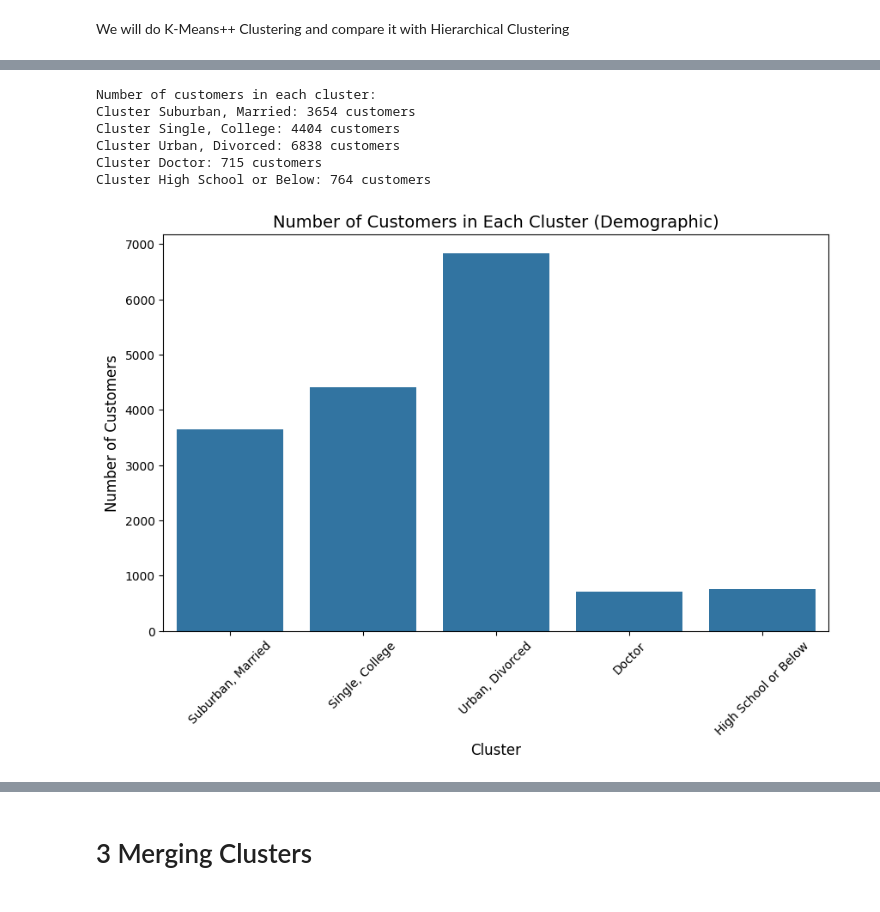
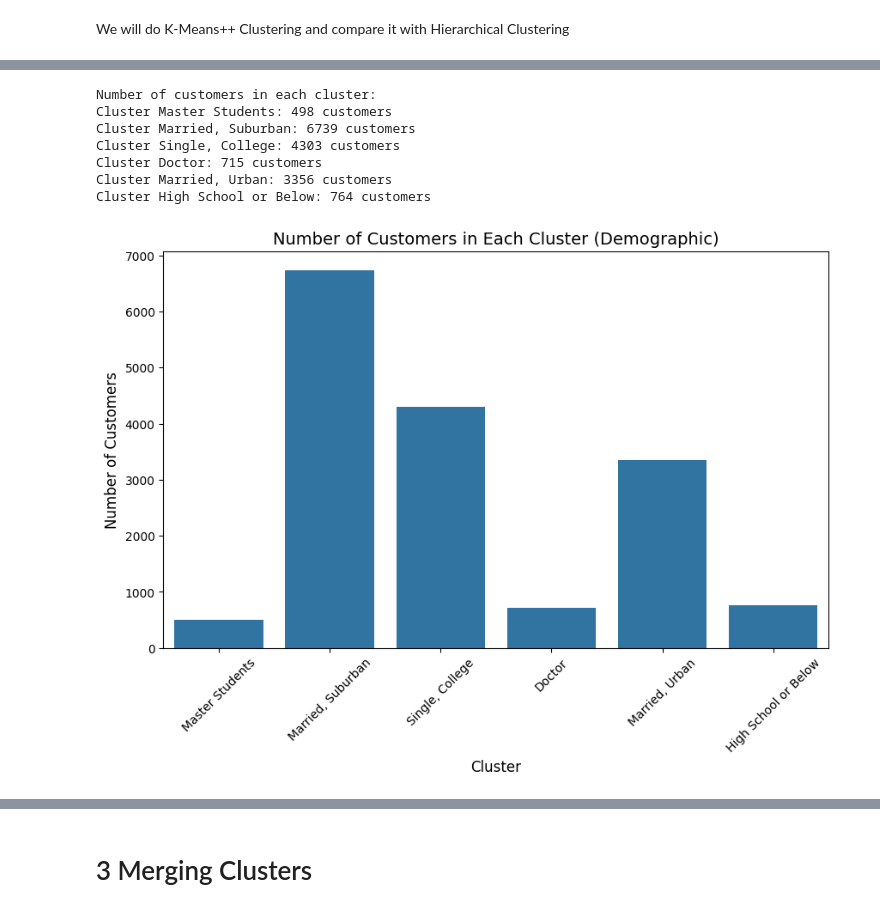
Before and after one commit to Mehmet1700/DataMining2025, a Jupyter notebook: submission2/01_Clustering.ipynb, the cells around one changed output, grey strips where cells are left out. Saved outputs shown, nothing was run; the diff lists cells and outputs as text; code cells hidden in the pictures.

```diff
--- a/submission2/01_Clustering.ipynb
+++ b/submission2/01_Clustering.ipynb
@@ -850,6 +1057,6 @@ Based on the evaluation metrics and visualizations, we decided to proceed with K
 # %%
 # 1. Perform final clustering
-k_best_demo = 5
+k_best_demo = 6
 
 kmeans_demo = KMeans(n_clusters=k_best_demo, init='k-means++', n_init=20, random_state=42)
 
@@ -958,38 +1168,40 @@ plt.show()
 # %%
 # Define cluster names
 demo_cluster_names = {
-    0: 'Suburban, Married',
-    1: 'Single, College' ,
-    2: 'Urban, Divorced',
+    0: 'Master Students',
+    1: 'Married, Suburban',
+    2: 'Single, College',
     3: 'Doctor',
-    4: 'High School or Below'
+    4: 'Married, Urban',
+    5: 'High School or Below'
 }
 
 # Count the number of customers in each cluster and display the result and plot it
 cluster_counts = df_profile_demo['cluster'].value_counts().sort_index()
 
 # Rename the index
 cluster_counts.index = cluster_counts.index.map(demo_cluster_names)
 
 print("Number of customers in each cluster:")
 for cluster_label, count in cluster_counts.items():
     print(f"Cluster {cluster_label}: {count} customers")
 
 plt.figure(figsize=(10, 6))
 sns.barplot(x=cluster_counts.index, y=cluster_counts.values)
 plt.title('Number of Customers in Each Cluster (Demographic)', fontsize=14)
 plt.xlabel('Cluster', fontsize=12)
 plt.ylabel('Number of Customers', fontsize=12)
 plt.xticks(rotation=45)
 plt.show()
 # %% [output]
 Number of customers in each cluster:
-Cluster Suburban, Married: 3654 customers
-Cluster Single, College: 4404 customers
-Cluster Urban, Divorced: 6838 customers
+Cluster Master Students: 498 customers
+Cluster Married, Suburban: 6739 customers
+Cluster Single, College: 4303 customers
 Cluster Doctor: 715 customers
+Cluster Married, Urban: 3356 customers
 Cluster High School or Below: 764 customers
-[figure, old version]
+[figure, new version]
 # %%
 # Since 'r2_variables' is not defined, we calculate R2 for each feature individually
 # using the existing 'get_rsq' function.
```
Also changed, not shown: parts of 20 cells of this notebook, 1 other file.
